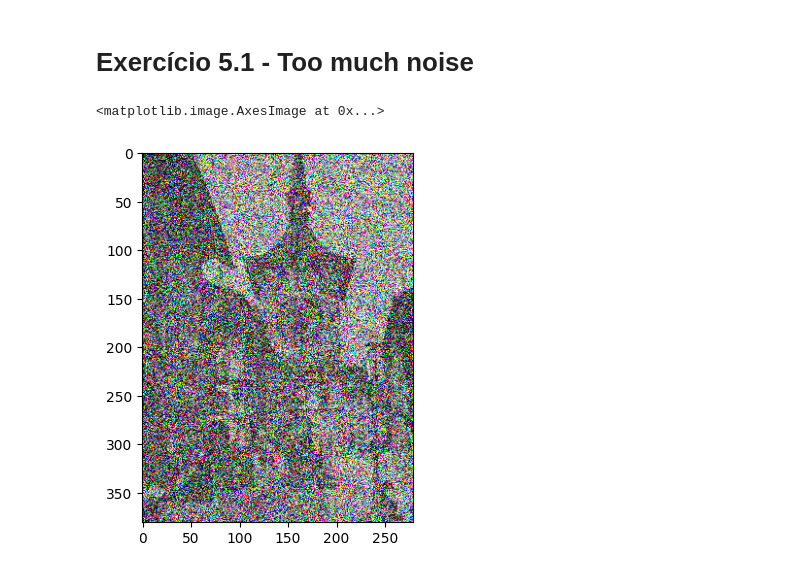
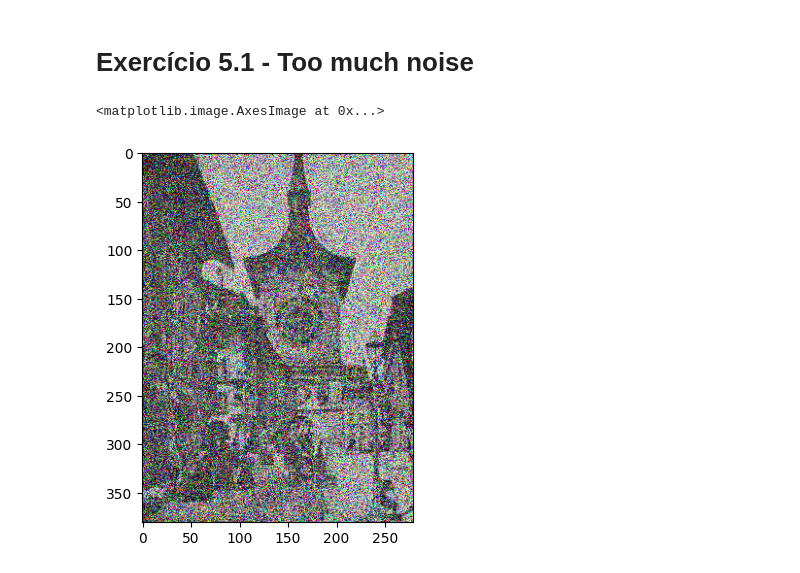
Before and after one commit to scrocha/visao-computacional-2024, a Jupyter notebook: Lista_03/Lista_03_Sillas.ipynb, the cells around one changed output. Saved outputs shown, nothing was run; the diff lists cells and outputs as text; code cells hidden in the pictures.

```diff
--- a/Lista_03/Lista_03_Sillas.ipynb
+++ b/Lista_03/Lista_03_Sillas.ipynb
@@ -210,8 +220,8 @@ def ruido_gaussian(img:np.ndarray, loc:float=0, std:float=1) -> np.ndarray:
 
     return img
 # %%
-img_ruido = ruido_gaussian(img4, 0, 0.5)
+img_ruido = ruido_gaussian(img4, 0, 0.3)
 plt.imshow(img_ruido)
 # %% [output]
 <matplotlib.image.AxesImage at 0x...>
-[figure, old version]
+[figure, new version]
```
Also changed, not shown: parts of 11 cells of this notebook.
